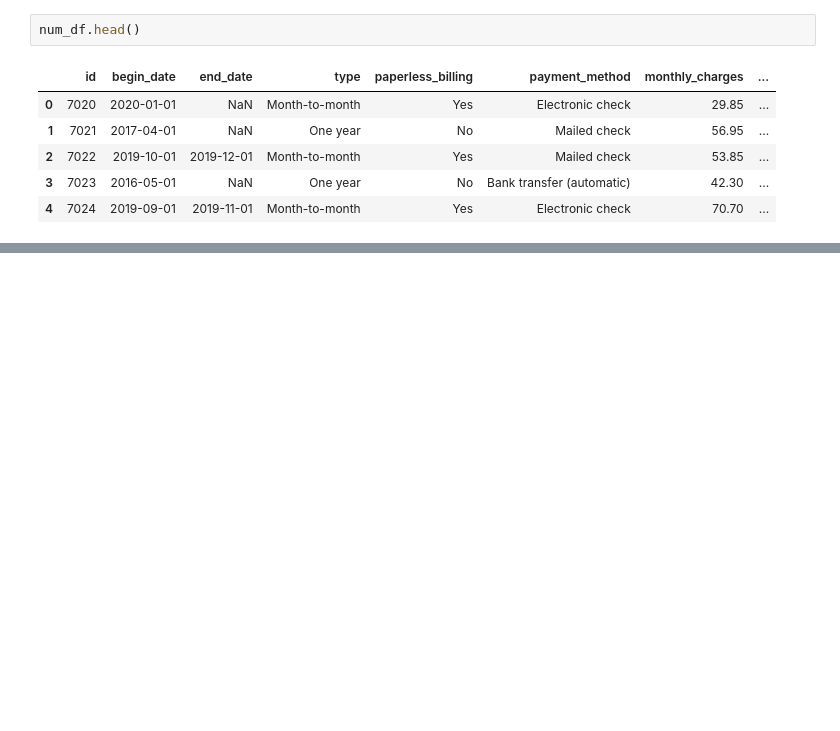
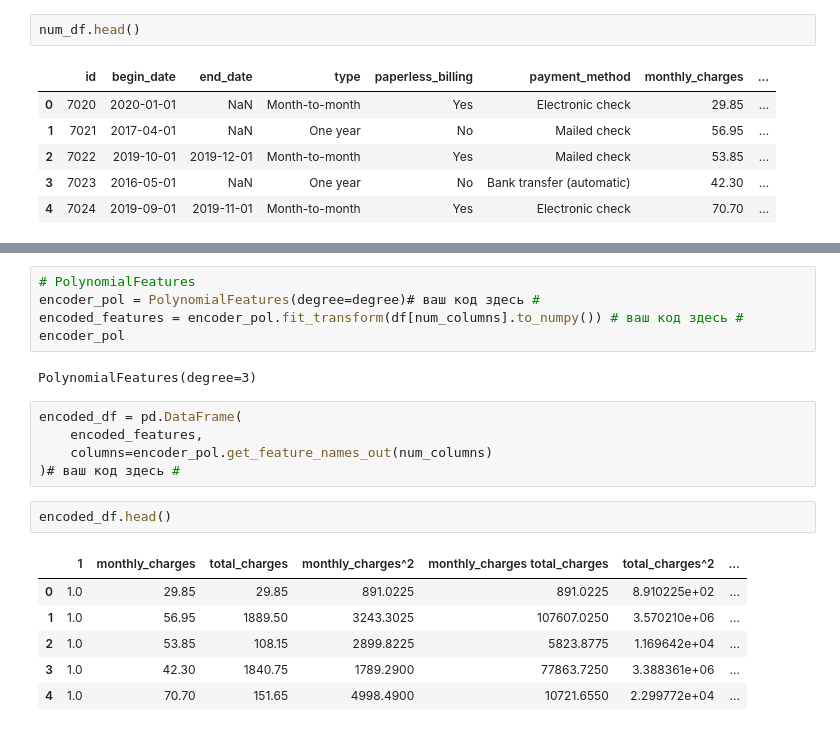
Before and after one commit to kruglikovAlex/mle-mlflow, a Jupyter notebook: notebooks/mlflow_EDA_t3_6_l5_11.ipynb, the cells around one changed output, grey strips where cells are left out. Drawn from its saved outputs; the diff is of its cells as text; blank space fills up the shorter version.

```diff
--- a/notebooks/mlflow_EDA_t3_6_l5_11.ipynb
+++ b/notebooks/mlflow_EDA_t3_6_l5_11.ipynb
@@ -258,0 +297,21 @@ num_df.head()
+# %%
+# PolynomialFeatures
+encoder_pol = PolynomialFeatures(degree=degree)# ваш код здесь #
+encoded_features = encoder_pol.fit_transform(df[num_columns].to_numpy()) # ваш код здесь #
+encoder_pol
+# %% [output]
+PolynomialFeatures(degree=3)
+# %%
+encoded_df = pd.DataFrame(
+    encoded_features,
+    columns=encoder_pol.get_feature_names_out(num_columns)
+)# ваш код здесь #
+# %%
+encoded_df.head()
+# %% [output]
+|  | 1 | monthly_charges | total_charges | monthly_charges^2 | monthly_charges total_charges | total_charges^2 | ... |
+| 0 | 1.0 | 29.85 | 29.85 | 891.0225 | 891.0225 | 8.910225e+02 | ... |
+| 1 | 1.0 | 56.95 | 1889.50 | 3243.3025 | 107607.0250 | 3.570210e+06 | ... |
+| 2 | 1.0 | 53.85 | 108.15 | 2899.8225 | 5823.8775 | 1.169642e+04 | ... |
+| 3 | 1.0 | 42.30 | 1840.75 | 1789.2900 | 77863.7250 | 3.388361e+06 | ... |
+| 4 | 1.0 | 70.70 | 151.65 | 4998.4900 | 10721.6550 | 2.299772e+04 | ... |
```
Also changed, not shown: parts of 65 cells of this notebook, 6 other files.
